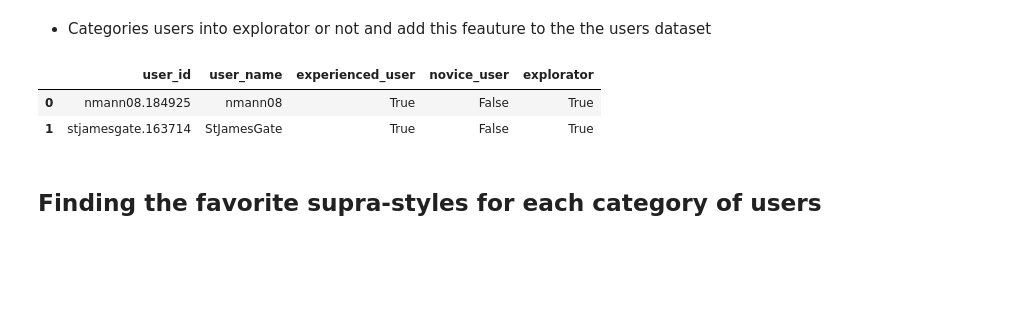
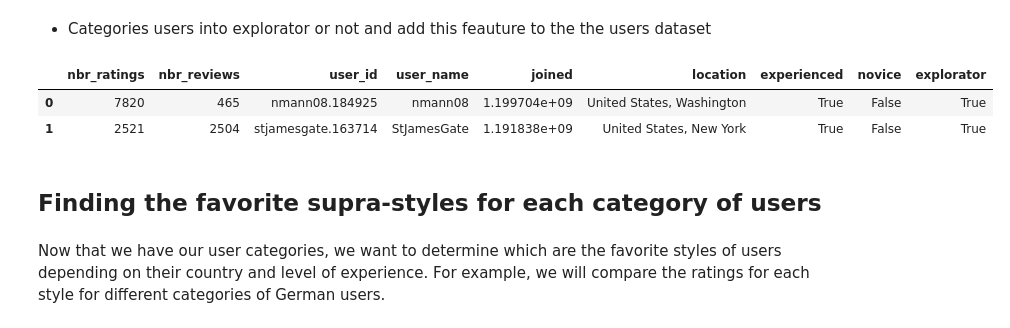
Before and after one commit to TemryL/Beer-Style-Analysis, a Jupyter notebook: milestone3.ipynb, the cells around one changed output. Saved outputs shown, nothing was run; the diff lists cells and outputs as text; code cells hidden in the pictures; blank space fills up the shorter version.

Commit message:
missing intro, exploratory and last part lola

```diff
--- a/milestone3.ipynb
+++ b/milestone3.ipynb
@@ -1057,8 +1045,8 @@ Once the different categories defined, we can now categories the users.
 
 * Categories users into experienced, novice or none of them directly on the users dataset
 # %%
-users['experienced_user'] = users['nbr_ratings'].apply(lambda x: True if x>39 else False)
-users['novice_user'] = users['nbr_ratings'].apply(lambda x: True if x<3 else False)
+users['experienced'] = users['nbr_ratings'].apply(lambda x: True if x>39 else False)
+users['novice'] = users['nbr_ratings'].apply(lambda x: True if x<3 else False)
 # %% [markdown]
 * Categories users into explorator or not and add this feauture to the the users dataset
 # %%
@@ -1066,10 +1054,13 @@ merged_data = merged_data.merge(ratings_per_beer[['beer_id', 'scarce_beer']], on
 is_explorator = merged_data.groupby('user_id')['scarce_beer'].sum() >= 1
 users['explorator'] = users.user_id.apply(lambda x: is_explorator[x])
 # %%
-users[['user_id', 'user_name', 'experienced_user', 'novice_user', 'explorator']].head(2)
+users[['user_id', 'user_name', 'experienced', 'novice', 'explorator']]
+users.head(2)
 # %% [output]
-|  | user_id | user_name | experienced_user | novice_user | explorator |
-| 0 | nmann08.184925 | nmann08 | True | False | True |
-| 1 | stjamesgate.163714 | StJamesGate | True | False | True |
+|  | nbr_ratings | nbr_reviews | user_id | user_name | joined | location | experienced | novice | explorator |
+| 0 | 7820 | 465 | nmann08.184925 | nmann08 | 1.199704e+09 | United States, Washington | True | False | True |
+| 1 | 2521 | 2504 | stjamesgate.163714 | StJamesGate | 1.191838e+09 | United States, New York | True | False | True |
 # %% [markdown]
 ## Finding the favorite supra-styles for each category of users <a class="anchor" id="favorite_supra"></a>
+# %% [markdown]
+Now that we have our user categories, we want to determine which are the favorite styles of users depending on their country and level of experience. For example, we will compare the ratings for each style for different categories of German users.
```
Also changed, not shown: parts of 13 cells of this notebook, 1 other file.
